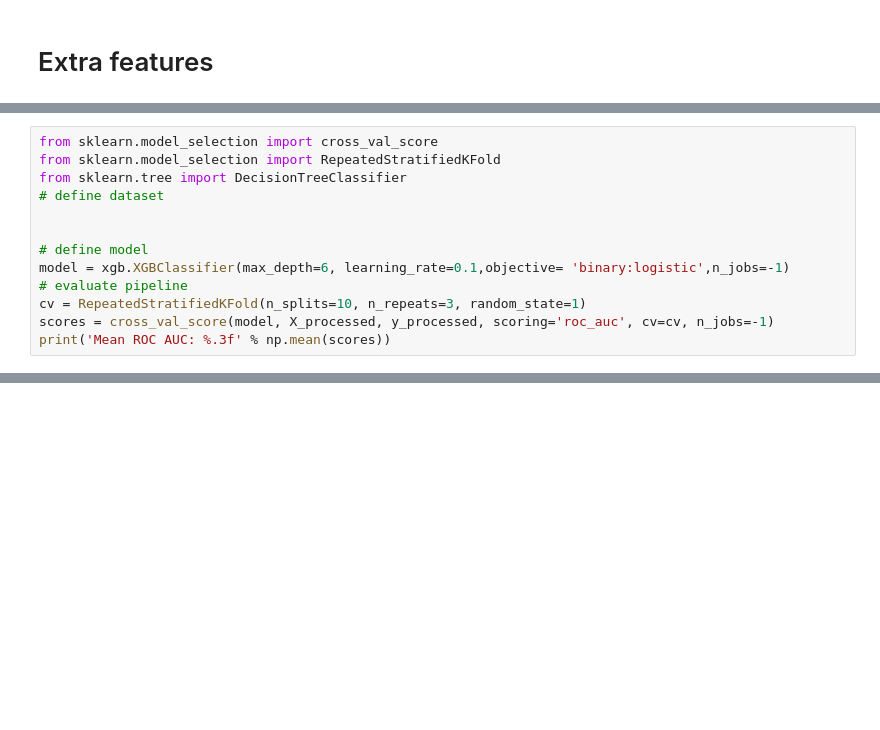
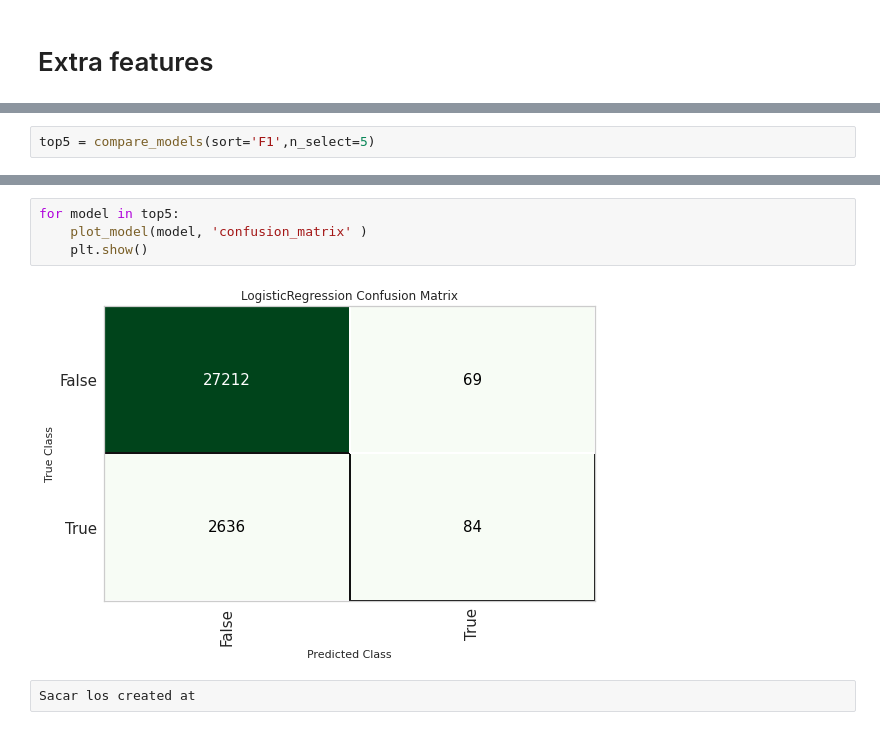
Before and after one commit to fbereilh/ds-notebooks, a Jupyter notebook: br-ds.ipynb, the cells around one changed output, grey strips where cells are left out. Drawn from its saved outputs; the diff is of its cells as text; blank space fills up the shorter version.

```diff
--- a/br-ds.ipynb
+++ b/br-ds.ipynb
@@ -596,13 +657,0 @@ y_processed = train_full.purchases_90_bool
-# %%
-from sklearn.model_selection import cross_val_score
-from sklearn.model_selection import RepeatedStratifiedKFold
-from sklearn.tree import DecisionTreeClassifier
-# define dataset
-
-
-# define model
-model = xgb.XGBClassifier(max_depth=6, learning_rate=0.1,objective= 'binary:logistic',n_jobs=-1)
-# evaluate pipeline
-cv = RepeatedStratifiedKFold(n_splits=10, n_repeats=3, random_state=1)
-scores = cross_val_score(model, X_processed, y_processed, scoring='roc_auc', cv=cv, n_jobs=-1)
-print('Mean ROC AUC: %.3f' % np.mean(scores))
@@ -639,0 +731,2 @@ xgb.plot_importance(ltv_xgb_model, ax=ax)
+# %%
+top5 = compare_models(sort='F1',n_select=5)
@@ -639,0 +744,8 @@ xgb.plot_importance(ltv_xgb_model, ax=ax)
+# %%
+for model in top5:
+    plot_model(model, 'confusion_matrix' )
+    plt.show()
+# %% [output]
+[figure, added]
+# %%
+Sacar los created at
```
Also changed, not shown: parts of 24 cells of this notebook.
